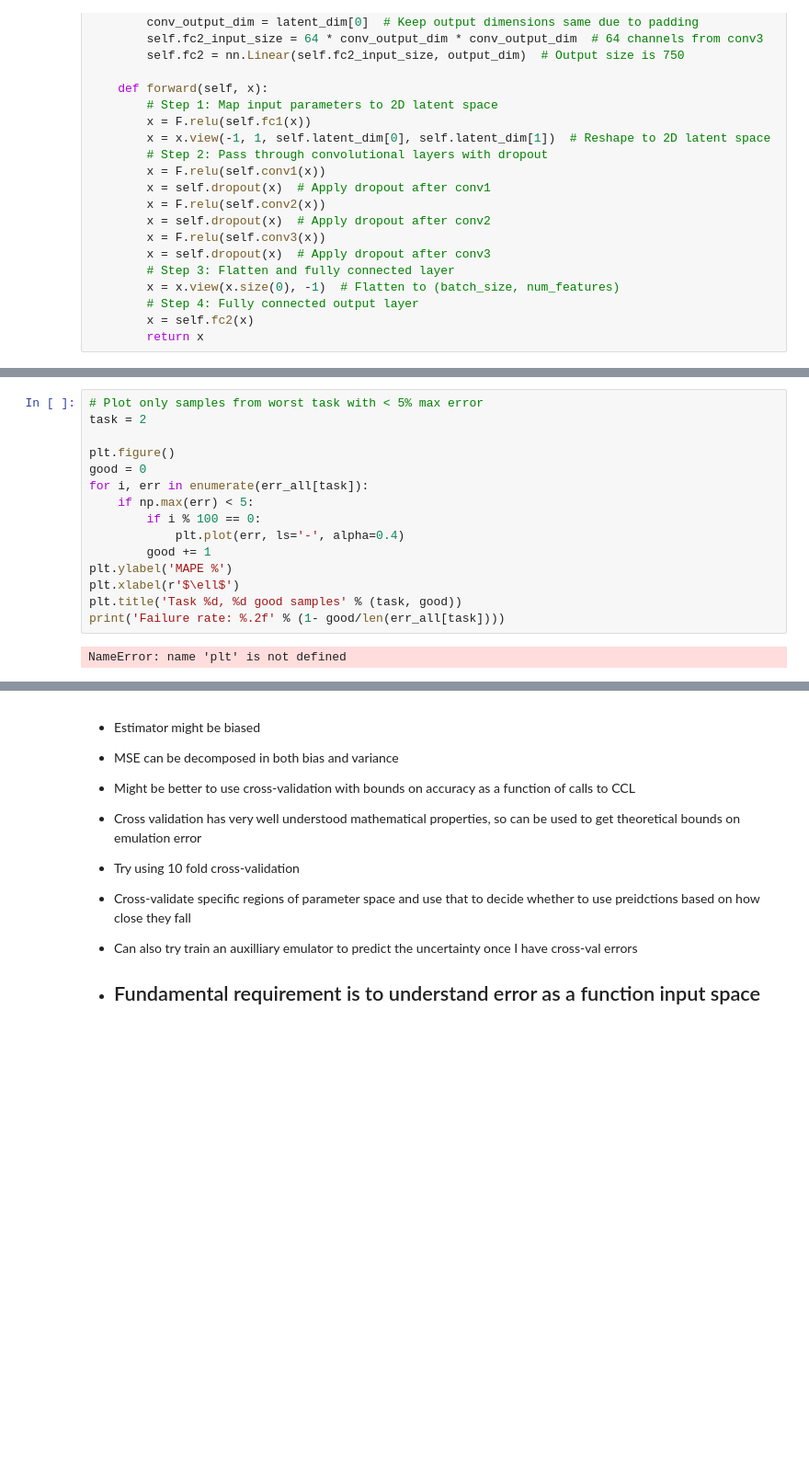
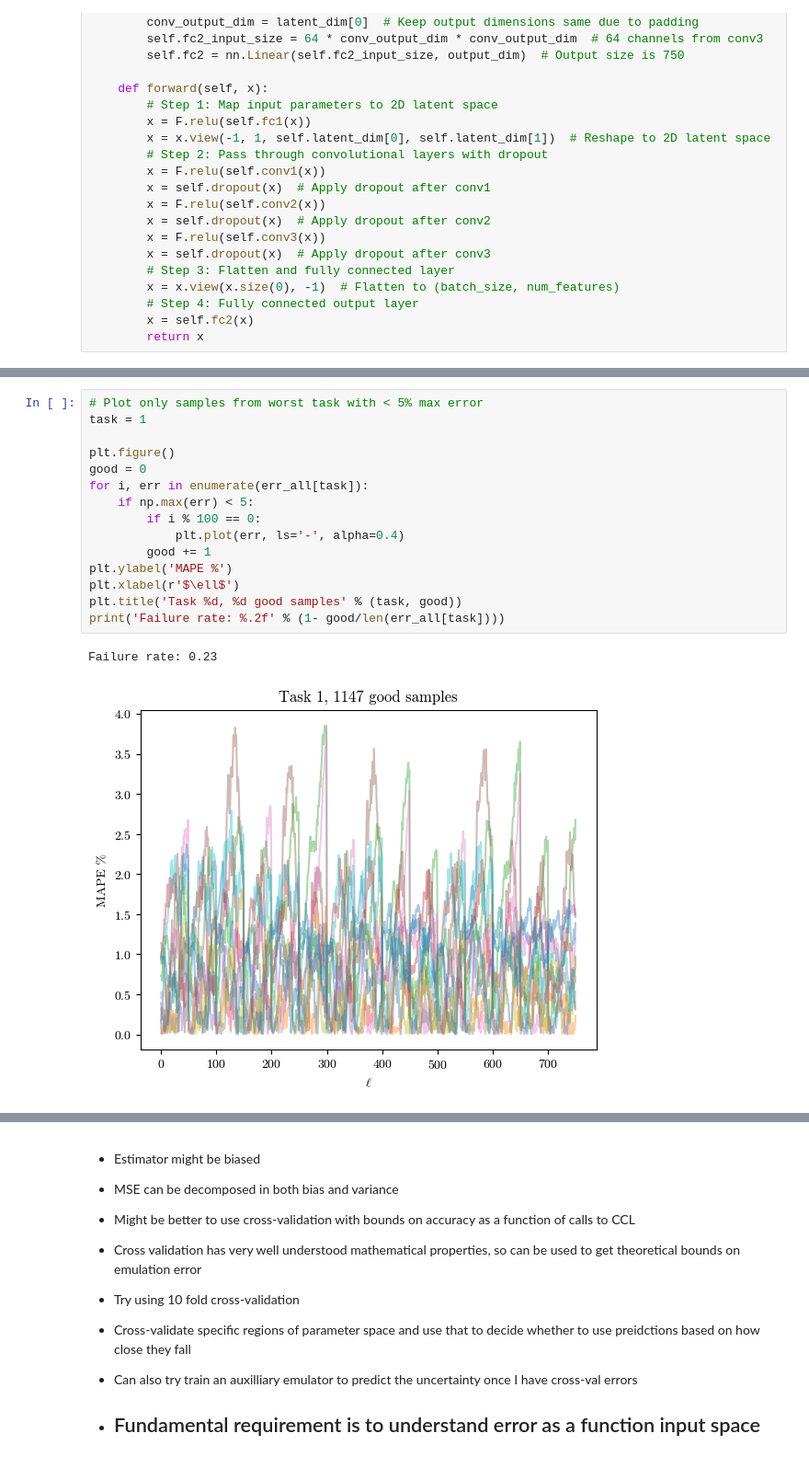
Before and after one commit to CMacM/CosyMAML, a Jupyter notebook: optimise_cnn.ipynb, the cells around one changed output, grey strips where cells are left out. Shown at 92% size. Saved outputs shown, nothing was run; the diff lists cells and outputs as text; blank space fills up the shorter version.

```diff
--- a/optimise_cnn.ipynb
+++ b/optimise_cnn.ipynb
@@ -203,20 +186,21 @@ Text(0, 0.5, 'Loss')
 # %%
 # Plot only samples from worst task with < 5% max error
-task = 2
+task = 1
 
 plt.figure()
 good = 0
 for i, err in enumerate(err_all[task]):
     if np.max(err) < 5:
         if i % 100 == 0:
             plt.plot(err, ls='-', alpha=0.4)
         good += 1
 plt.ylabel('MAPE %')
 plt.xlabel(r'$\ell$')
 plt.title('Task %d, %d good samples' % (task, good))
 print('Failure rate: %.2f' % (1- good/len(err_all[task])))
 # %% [output]
-NameError: name 'plt' is not defined
+Failure rate: 0.23
+[figure, added]
 # %%
 # Compute various summary stats from predictions
 y_pred_task = y_pred[task]
```
Also changed, not shown: parts of 6 cells of this notebook, 7 other files.
